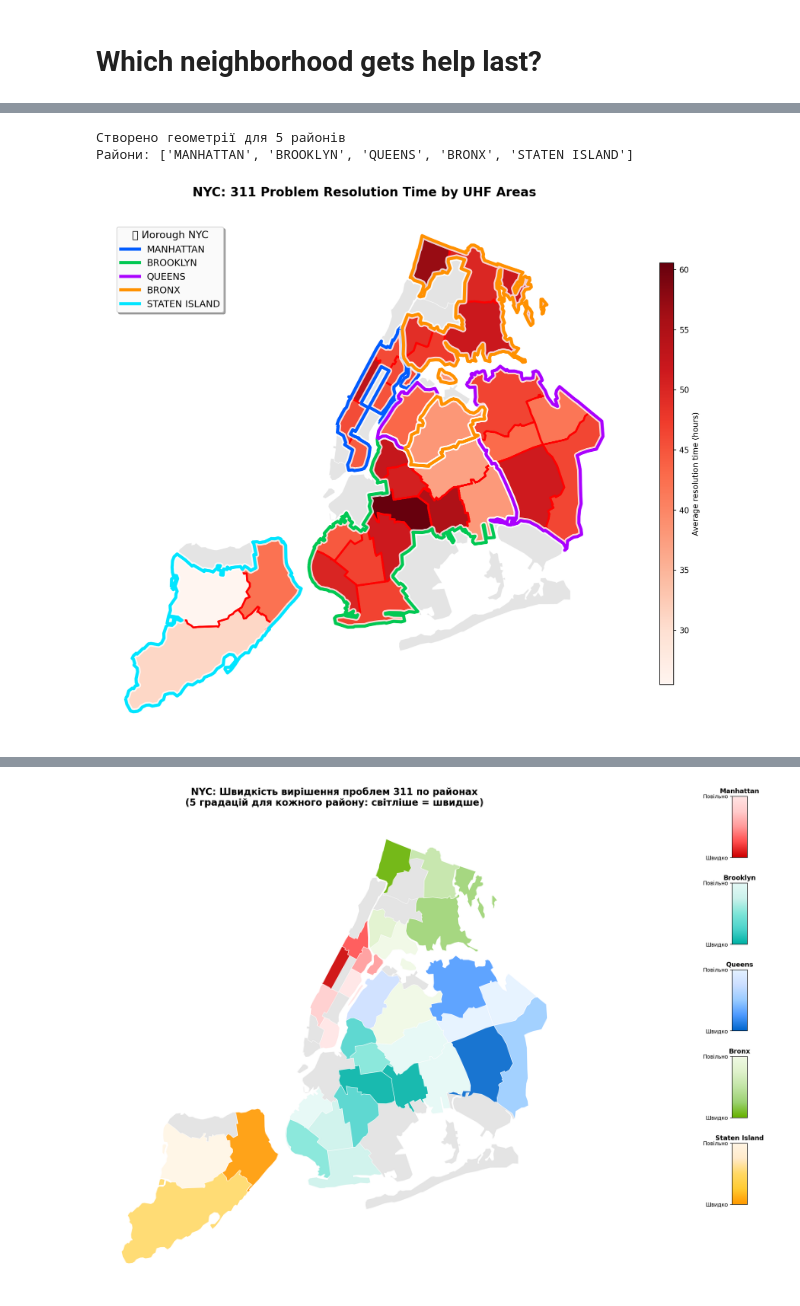
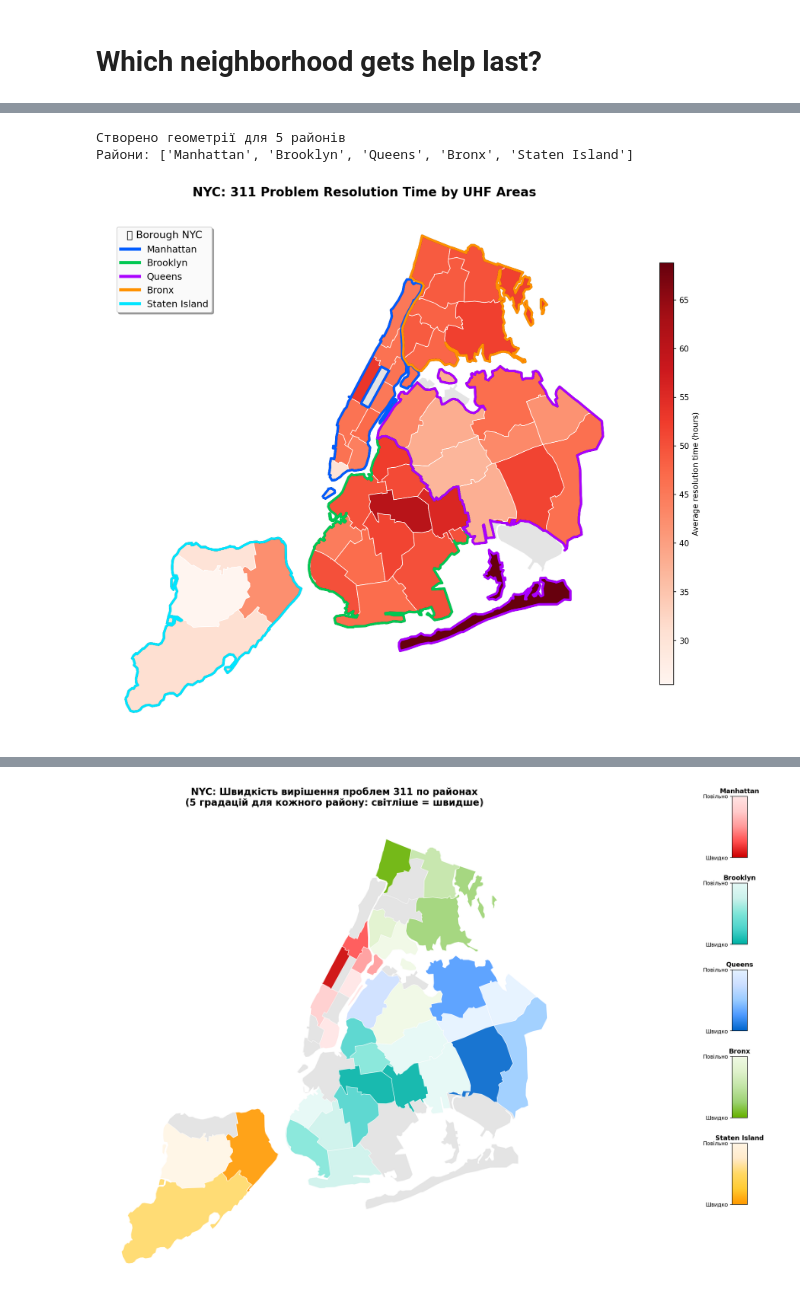
Before and after one commit to mikeandrusyak/NYC_data, a Jupyter notebook: nyc_problem.ipynb, the cells around one changed output, grey strips where cells are left out. Saved outputs shown, nothing was run; the diff lists cells and outputs as text; code cells hidden in the pictures.

```diff
--- a/nyc_problem.ipynb
+++ b/nyc_problem.ipynb
@@ -128,16 +150,16 @@ from shapely.ops import unary_union
 # Створюємо геометрію для кожного району шляхом об'єднання UHF областей
 borough_geoms = {}
 borough_colors_simple = {
-    'MANHATTAN': '#FF6B6B',
-    'BROOKLYN': '#4ECDC4',
-    'QUEENS': '#45B7D1',
-    'BRONX': '#96CEB4',
-    'STATEN ISLAND': '#FECA57'
+    'Manhattan': '#FF6B6B',
+    'Brooklyn': '#4ECDC4',
+    'Queens': '#45B7D1',
+    'Bronx': '#96CEB4',
+    'Staten Island': '#FECA57'
 }
 
 # Групуємо UHF області по районах та об'єднуємо їх геометрію
-for borough in ['MANHATTAN', 'BROOKLYN', 'QUEENS', 'BRONX', 'STATEN ISLAND']:
-    borough_areas = g_uhf_with_data[g_uhf_with_data['borough'] == borough]
+for borough in ['Manhattan', 'Brooklyn', 'Queens', 'Bronx', 'Staten Island']:
+    borough_areas = g_uhf_with_data[g_uhf_with_data['BOROUGH'] == borough]
     if len(borough_areas) > 0:
         # Об'єднуємо геометрії всіх UHF областей в одну для кожного району
         combined_geom = unary_union(borough_areas.geometry.values)
@@ -147,7 +169,7 @@ print(f"Створено геометрії для {len(borough_geoms)} райо
 print("Райони:", list(borough_geoms.keys()))
 # %% [output]
 Створено геометрії для 5 районів
-Райони: ['MANHATTAN', 'BROOKLYN', 'QUEENS', 'BRONX', 'STATEN ISLAND']
+Райони: ['Manhattan', 'Brooklyn', 'Queens', 'Bronx', 'Staten Island']
 # %%
 # 🗺️ CHOROPLETH MAP: UHF areas with 311 problem resolution time data
 import matplotlib.pyplot as plt
@@ -173,64 +195,45 @@ if len(areas_without_data) > 0:
     areas_without_data.plot(ax=ax, color='lightgray', edgecolor='white',
                            linewidth=0.8, alpha=0.6)
 
+borough_colors_enhanced = {
+    'Manhattan': '#005CFF',   # Яскравий синій
+    'Brooklyn': '#00C853',    # Яскравий зелений
+    'Queens': '#AA00FF',      # Яскравий фіолетовий
+    'Bronx': '#FF9100',       # Яскравий оранжевий (без червоного відтінку)
+    'Staten Island': '#00E5FF' # Яскравий бірюзовий
+}
+
 # Тепер додаємо контури районів (boroughs)
 for borough, geom in borough_geoms.items():
     # Створюємо GeoDataFrame для кожного району
     gdf_borough = gpd.GeoDataFrame([{'borough': borough}], geometry=[geom])
 
     # Малюємо тільки контур району (без заливки)
     gdf_borough.boundary.plot(ax=ax, color='black', linewidth=3, alpha=0.8)
 
-# Виділяємо last_to_help області товстими контурами
-if 'last_to_help' in locals() and len(last_to_help) > 0:
-    # Знаходимо відповідні UHF області для last_to_help neighborhoods
-    last_to_help_areas = []
-
-    for _, row in last_to_help.iterrows():
-        neighborhood = row['neighborhood']
-        uhf_area = g_uhf_with_data[g_uhf_with_data['data_name'] == neighborhood]
-        if len(uhf_area) > 0:
-            last_to_help_areas.append(uhf_area.iloc[0])
-
-    if last_to_help_areas:
-        last_to_help_gdf = gpd.GeoDataFrame(last_to_help_areas)
-        # Виділяємо червоними товстими контурами
-        last_to_help_gdf.boundary.plot(ax=ax, color='red', linewidth=2.5, alpha=0.9)
-
-# Покращені контури районів з градієнтним ефектом
-borough_colors_enhanced = {
-    'MANHATTAN': '#005CFF',   # Яскравий синій
-    'BROOKLYN': '#00C853',    # Яскравий зелений
-    'QUEENS': '#AA00FF',      # Яскравий фіолетовий
-    'BRONX': '#FF9100',       # Яскравий оранжевий (без червоного відтінку)
-    'STATEN ISLAND': '#00E5FF' # Яскравий бірюзовий
-}
-
 # Малюємо контури з подвійним ефектом
 for borough, geom in borough_geoms.items():
     gdf_borough = gpd.GeoDataFrame([{'borough': borough}], geometry=[geom])
-    # Спочатку товстий світлий контур
-    gdf_borough.boundary.plot(ax=ax, color='white', linewidth=8, alpha=0.8)
     # Потім тонший кольоровий контур зверху
     gdf_borough.boundary.plot(ax=ax, color=borough_colors_enhanced[borough],
-                             linewidth=4, alpha=1.0)
+                             linewidth=3, alpha=1.0)
 
-# Покращена легенда
+# Construct legend manually
 legend_elements = []
 for borough, color in borough_colors_enhanced.items():
     legend_elements.append(plt.Line2D([0], [0], color=color, linewidth=4,
                                     label=borough))
 
 ax.legend(handles=legend_elements, loc='upper left', bbox_to_anchor=(0.02, 0.98),
-          fontsize=12, framealpha=0.95, title='🏙️ Иorough NYC', title_fontsize=13,
+          fontsize=12, framealpha=0.95, title='🏙️ Borough NYC', title_fontsize=13,
           fancybox=True, shadow=True)
 
 ax.set_title('NYC: 311 Problem Resolution Time by UHF Areas',
              fontsize=16, fontweight='bold', pad=20)
 ax.set_axis_off()
 ax.set_aspect("equal")
 
 plt.tight_layout()
 plt.show()
 # %% [output]
-[figure, old version]
+[figure, new version]
```
Also changed, not shown: parts of 6 cells of this notebook.
